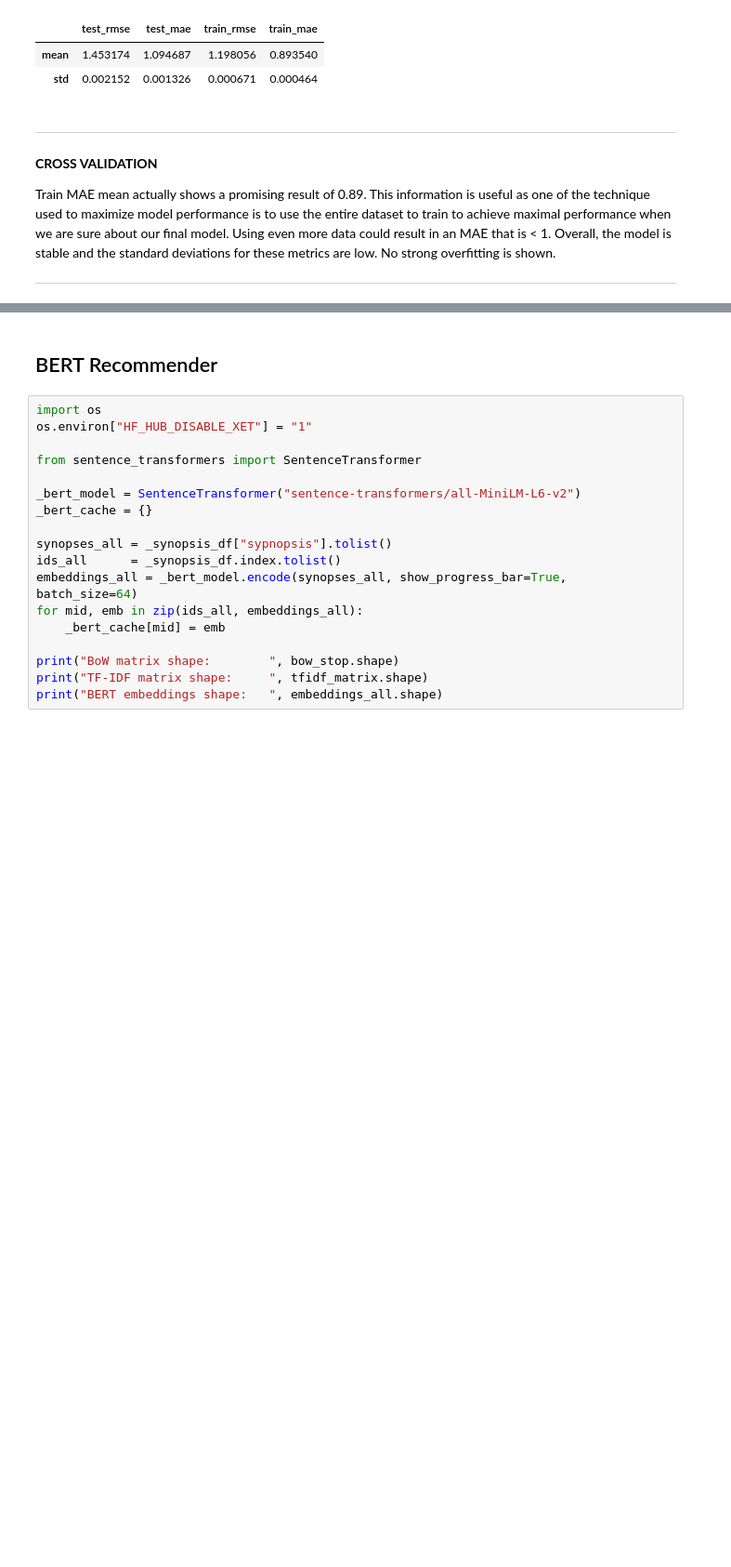
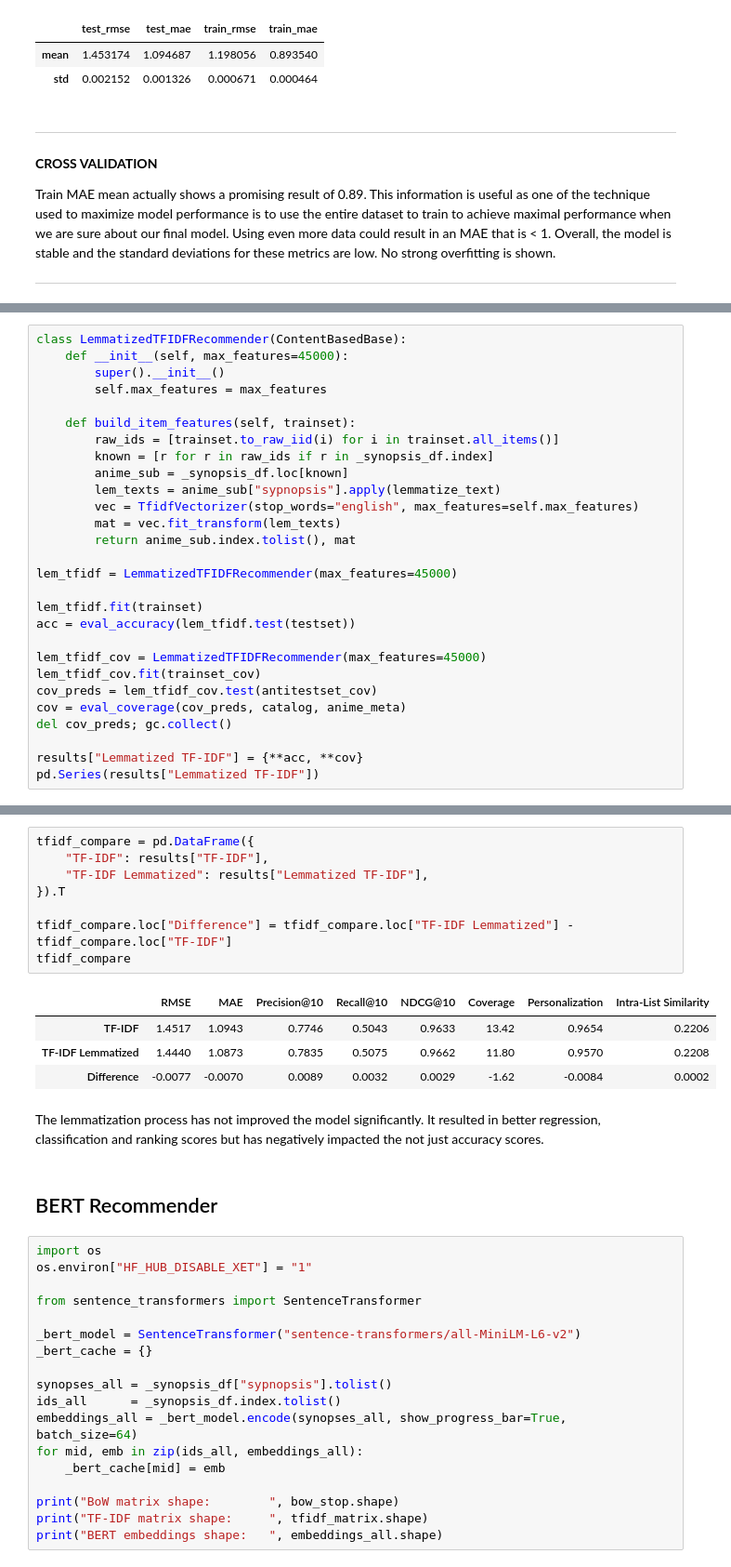
Before and after one commit to rubendjg/Anime-Recommendation-System, a Jupyter notebook: modeling/modeling.ipynb, the cells around one changed output, grey strips where cells are left out. Shown at 93% size. Drawn from its saved outputs; the diff is of its cells as text; blank space fills up the shorter version.

```diff
--- a/modeling/modeling.ipynb
+++ b/modeling/modeling.ipynb
@@ -1363,0 +1408,28 @@ Train MAE mean actually shows a promising result of 0.89. This information is us
+# %%
+class LemmatizedTFIDFRecommender(ContentBasedBase):
+    def __init__(self, max_features=45000):
+        super().__init__()
+        self.max_features = max_features
+
+    def build_item_features(self, trainset):
+        raw_ids = [trainset.to_raw_iid(i) for i in trainset.all_items()]
+        known = [r for r in raw_ids if r in _synopsis_df.index]
+        anime_sub = _synopsis_df.loc[known]
+        lem_texts = anime_sub["sypnopsis"].apply(lemmatize_text)
+        vec = TfidfVectorizer(stop_words="english", max_features=self.max_features)
+        mat = vec.fit_transform(lem_texts)
+        return anime_sub.index.tolist(), mat
+
+lem_tfidf = LemmatizedTFIDFRecommender(max_features=45000)
+
+lem_tfidf.fit(trainset)
+acc = eval_accuracy(lem_tfidf.test(testset))
+
+lem_tfidf_cov = LemmatizedTFIDFRecommender(max_features=45000)
+lem_tfidf_cov.fit(trainset_cov)
+cov_preds = lem_tfidf_cov.test(antitestset_cov)
+cov = eval_coverage(cov_preds, catalog, anime_meta)
+del cov_preds; gc.collect()
+
+results["Lemmatized TF-IDF"] = {**acc, **cov}
+pd.Series(results["Lemmatized TF-IDF"])
@@ -1364,3 +1457,18 @@ Train MAE mean actually shows a promising result of 0.89. This information is us
+# %%
+tfidf_compare = pd.DataFrame({
+    "TF-IDF": results["TF-IDF"],
+    "TF-IDF Lemmatized": results["Lemmatized TF-IDF"],
+}).T
+
+tfidf_compare.loc["Difference"] = tfidf_compare.loc["TF-IDF Lemmatized"] - tfidf_compare.loc["TF-IDF"]
+tfidf_compare
+# %% [output]
+|  | RMSE | MAE | Precision@10 | Recall@10 | NDCG@10 | Coverage | Personalization | Intra-List Similarity |
+| TF-IDF | 1.4517 | 1.0943 | 0.7746 | 0.5043 | 0.9633 | 13.42 | 0.9654 | 0.2206 |
+| TF-IDF Lemmatized | 1.4440 | 1.0873 | 0.7835 | 0.5075 | 0.9662 | 11.80 | 0.9570 | 0.2208 |
+| Difference | -0.0077 | -0.0070 | 0.0089 | 0.0032 | 0.0029 | -1.62 | -0.0084 | 0.0002 |
+# %% [markdown]
+The lemmatization process has not improved the model significantly. It resulted in better regression, classification and ranking scores but has negatively impacted the not just accuracy scores.
 # %% [markdown]
 ## BERT Recommender
 # %%
```
Also changed, not shown: parts of 21 cells of this notebook.
